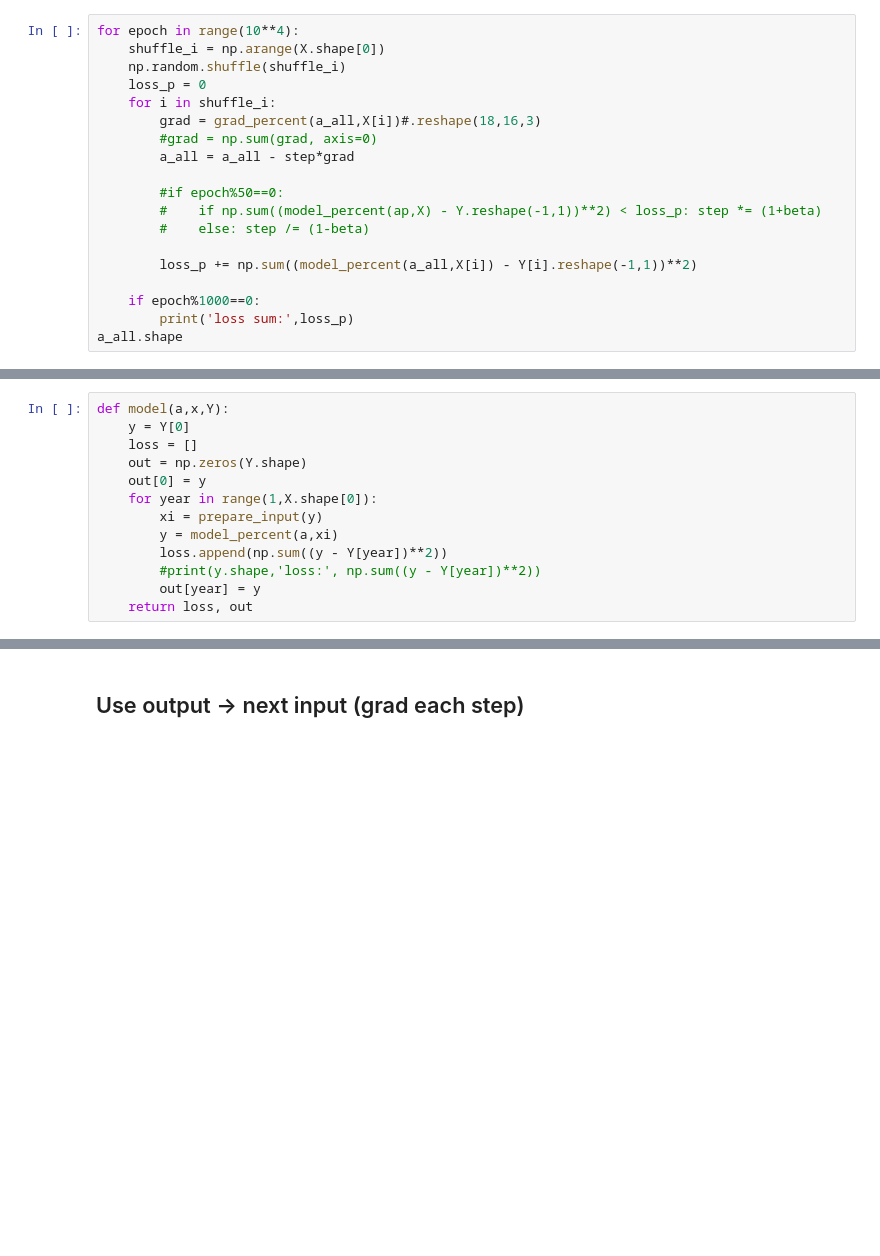
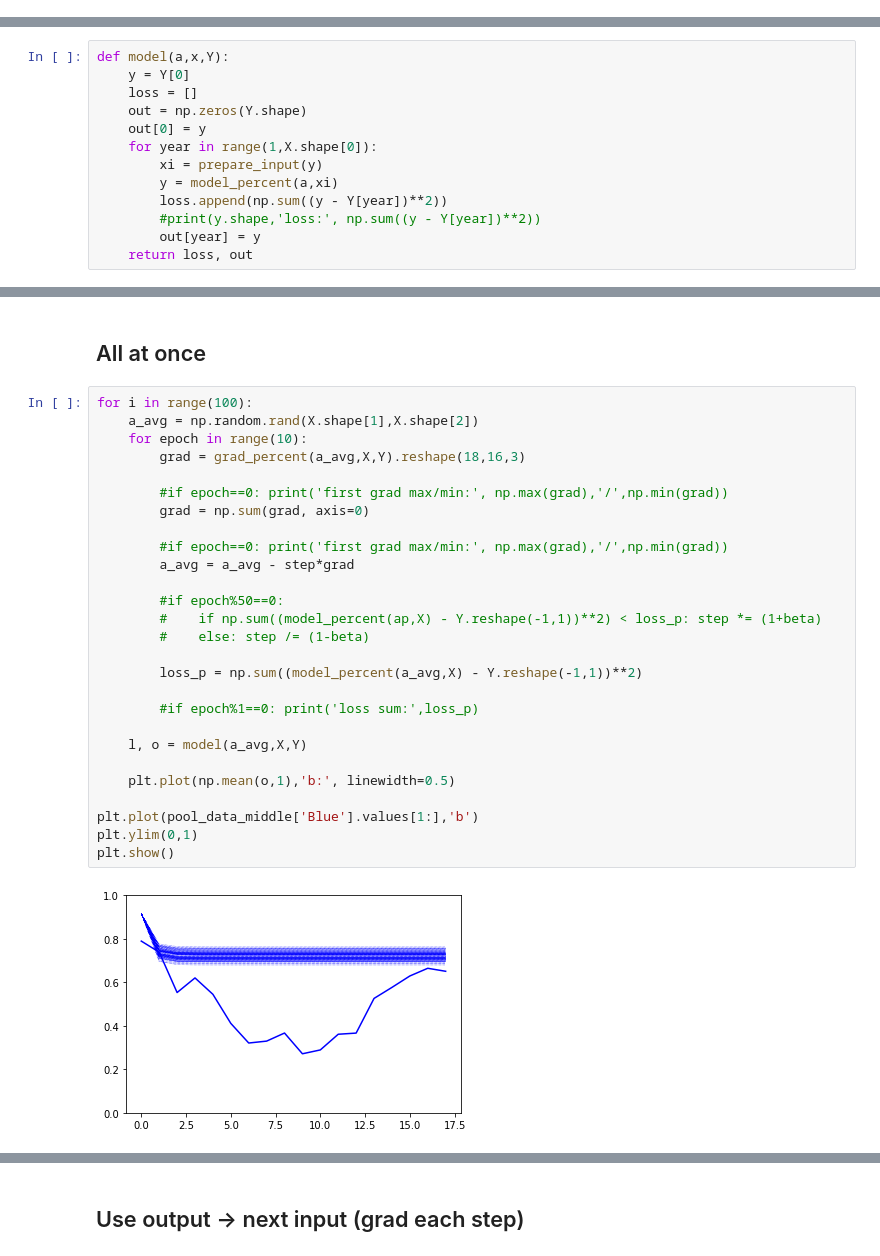
Before and after one commit to MarBry111/Forecast_Election_Poland, a Jupyter notebook: Model_I_3parameters.ipynb, the cells around one changed output, grey strips where cells are left out. Cells and saved outputs as stored; diff of their text form; blank space fills up the shorter version.

```diff
--- a/Model_I_3parameters.ipynb
+++ b/Model_I_3parameters.ipynb
@@ -252,19 +212,0 @@ loss sum: 26.5650396988296
-# %%
-for epoch in range(10**4):
-    shuffle_i = np.arange(X.shape[0])
-    np.random.shuffle(shuffle_i)
-    loss_p = 0
-    for i in shuffle_i:
-        grad = grad_percent(a_all,X[i])#.reshape(18,16,3)
-        #grad = np.sum(grad, axis=0)
-        a_all = a_all - step*grad
-
-        #if epoch%50==0:
-        #    if np.sum((model_percent(ap,X) - Y.reshape(-1,1))**2) < loss_p: step *= (1+beta)
-        #    else: step /= (1-beta)
-
-        loss_p += np.sum((model_percent(a_all,X[i]) - Y[i].reshape(-1,1))**2)
-
-    if epoch%1000==0:
-        print('loss sum:',loss_p)
-a_all.shape
@@ -317,0 +262,31 @@ def model(a,x,Y):
+# %% [markdown]
+## All at once
+# %%
+for i in range(100):
+    a_avg = np.random.rand(X.shape[1],X.shape[2])
+    for epoch in range(10):
+        grad = grad_percent(a_avg,X,Y).reshape(18,16,3)
+
+        #if epoch==0: print('first grad max/min:', np.max(grad),'/',np.min(grad))
+        grad = np.sum(grad, axis=0)
+
+        #if epoch==0: print('first grad max/min:', np.max(grad),'/',np.min(grad))
+        a_avg = a_avg - step*grad
+
+        #if epoch%50==0:
+        #    if np.sum((model_percent(ap,X) - Y.reshape(-1,1))**2) < loss_p: step *= (1+beta)
+        #    else: step /= (1-beta)
+
+        loss_p = np.sum((model_percent(a_avg,X) - Y.reshape(-1,1))**2)
+
+        #if epoch%1==0: print('loss sum:',loss_p)
+
+    l, o = model(a_avg,X,Y)
+
+    plt.plot(np.mean(o,1),'b:', linewidth=0.5)
+
+plt.plot(pool_data_middle['Blue'].values[1:],'b')
+plt.ylim(0,1)
+plt.show()
+# %% [output]
+[figure, added]
```
Also changed, not shown: parts of 21 cells of this notebook.
